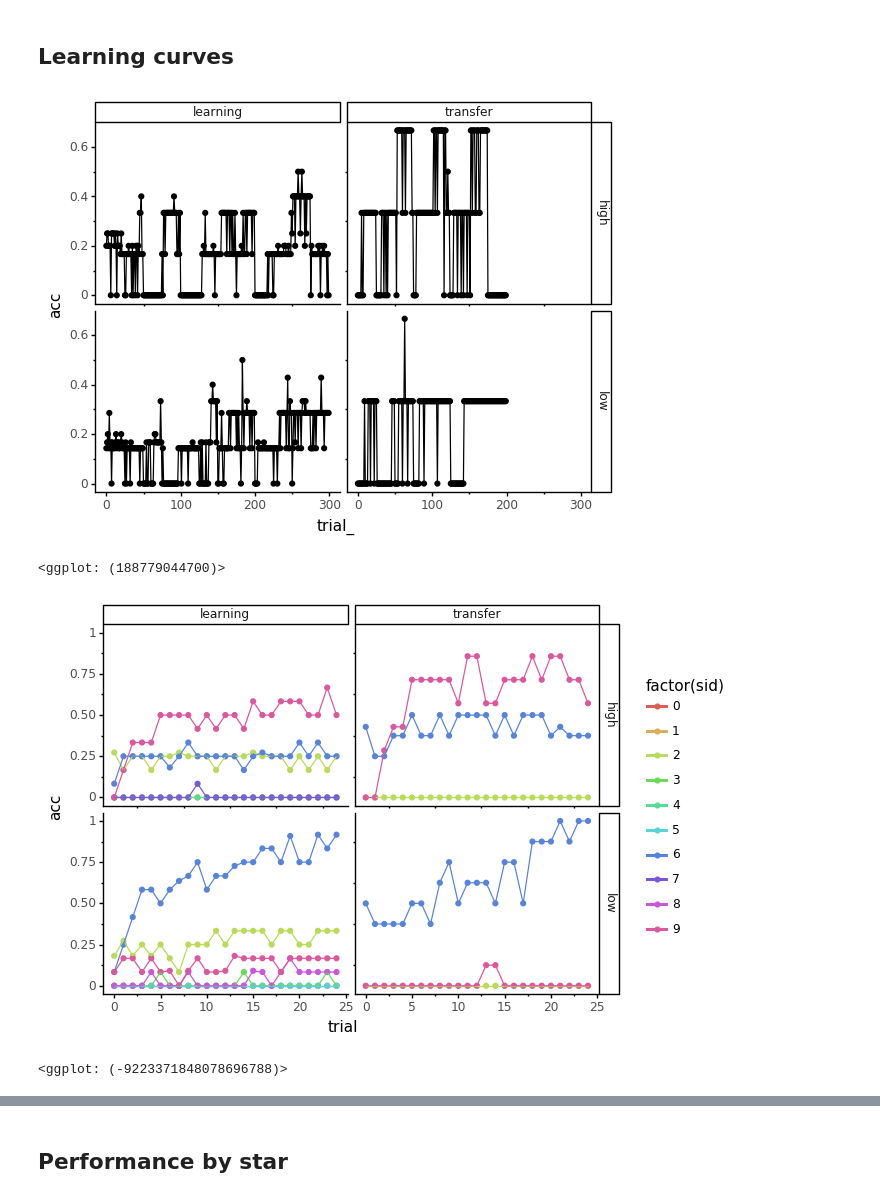
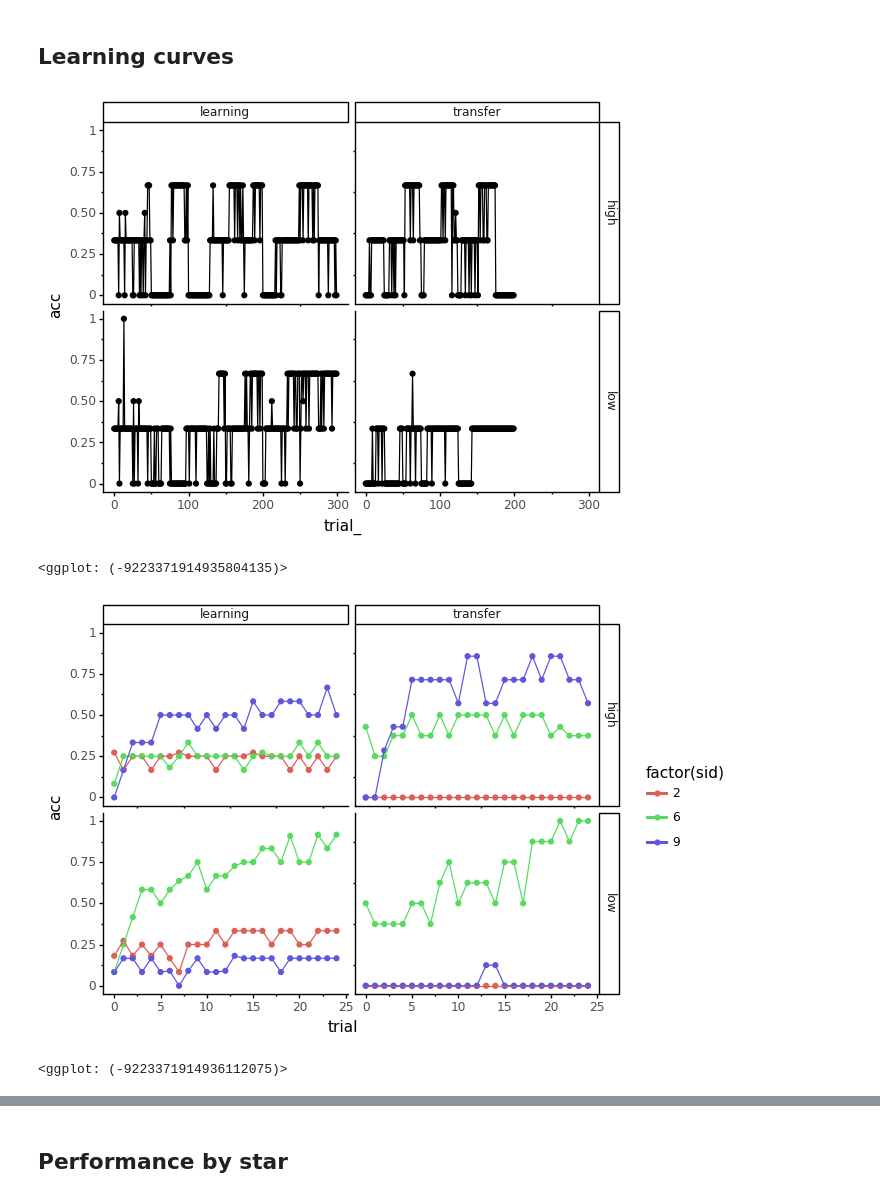
Before and after one commit to MariaEckstein/CHaRLy, a Jupyter notebook: CHaRLy_AmyData2.ipynb, the cells around one changed output, grey strips where cells are left out. Drawn from its saved outputs; the diff is of its cells as text; code cells hidden in the pictures.

Commit message:
split everyone and chance performers

```diff
--- a/CHaRLy_AmyData2.ipynb
+++ b/CHaRLy_AmyData2.ipynb
@@ -167,6 +167,7 @@ rule_data = all_rules[rule_cols_sub]
 # Replace hypothetical, never-used transfer rules with the actual experimental rule during that phase
 rule_data.loc[rule_data.phase == 'low', 'highTransferRules'] = rule_data.loc[rule_data.phase == 'low', 'highRules']
 rule_data.loc[rule_data.phase == 'high', 'lowTransferRules'] = rule_data.loc[rule_data.phase == 'high', 'lowRules']
+rule_data['goal_id'] = rule_data['goal_id'].astype(int)
 rule_data
 # %% [output]
 A value is trying to be set on a copy of a slice from a DataFrame.
@@ -359,10 +378,17 @@ all_data.loc[:30, interesting_cols]
 # %% [markdown]
 ## Points won over time
 # %%
-g = (gg.ggplot(all_data, gg.aes('trial_', 'points', color='factor(sid)'))
-     + gg.geom_point(size=0.1)
-     + gg.facet_grid('phase ~ trial_type')
-    )
-g.save(os.path.join(plot_dir, '0_PointsOverTrials.png'))
-print(g)
+def plot_PointsOverTrials(dat, suf=''):
+
+    g = (gg.ggplot(dat, gg.aes('trial_', 'points', color='factor(sid)'))
+         + gg.geom_point(size=0.1)
+         + gg.facet_grid('phase ~ trial_type')
+        )
+    g.save(os.path.join(plot_dir, '0_PointsOverTrials{}.png'.format(suf)))
+
+    return g
+
+# Use
+plot_PointsOverTrials(all_data, '_all')
+plot_PointsOverTrials(all_data.loc[np.invert(all_data['chance_performer'])])
 # %% [output]
@@ -392,25 +420,35 @@ print(g)
 ## Learning curves
 # %%
 # Learning curves, averaging over goal stars
-learn_curve = (
-    gg.ggplot(all_data, gg.aes('trial_', 'acc'))
-    + gg.stat_summary(fun_y=np.mean, geom='point')
-    + gg.stat_summary(fun_y=np.mean, geom='line')
-#     + gg.stat_summary()
-#     + gg.stat_summary(geom='line')
-    + gg.facet_grid('phase ~ trial_type')
-)
-learn_curve.save(os.path.join(plot_dir, '2_LearnCurves_Trial.png'))
-print(learn_curve)
+def plot_LearnCurves_Trial(dat, suf=''):
+
+    g = (gg.ggplot(dat, gg.aes('trial_', 'acc'))
+         + gg.stat_summary(fun_y=np.mean, geom='point')
+         + gg.stat_summary(fun_y=np.mean, geom='line')
+     #     + gg.stat_summary()
+     #     + gg.stat_summary(geom='line')
+         + gg.facet_grid('phase ~ trial_type')
+        )
+    g.save(os.path.join(plot_dir, '2_LearnCurves_Trial{}.png'.format(suf)))
+
+    return g
+
+# Use
+learn_curves_all = plot_LearnCurves_Trial(all_data, '_all')
+learn_curves = plot_LearnCurves_Trial(all_data.loc[np.invert(all_data['chance_performer'])])
+learn_curves
 # %% [output]
-[figure, old version]
+[figure, new version]
-<ggplot: (188779044700)>
+<ggplot: (-9223371914935804135)>
 # %%
 # Learning curves, trial-by-trial
-l2 = learn_curve + gg.aes(x='trial', color='factor(sid)')
-l2.save(os.path.join(plot_dir, '2_LearnCurves_Block.png'))
-print(l2)
+learn_curves2 = learn_curves + gg.aes(x='trial', color='factor(sid)')
+learn_curves2.save(os.path.join(plot_dir, '2_LearnCurves_Block.png'))
+print(learn_curves2)
+
+learn_curves_all2 = learn_curves_all + gg.aes(x='trial', color='factor(sid)')
+learn_curves_all2.save(os.path.join(plot_dir, '2_LearnCurves_Block_all.png'))
 # %% [output]
-[figure, old version]
+[figure, new version]
-<ggplot: (-9223371848078696788)>
+<ggplot: (-9223371914936112075)>
 # %%
```
Also changed, not shown: parts of 24 cells of this notebook.
